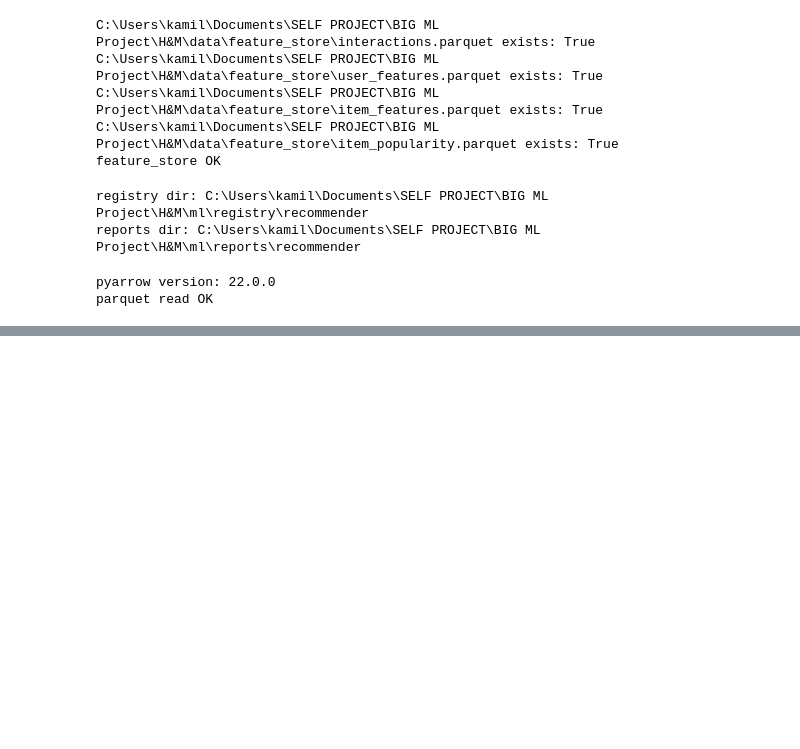
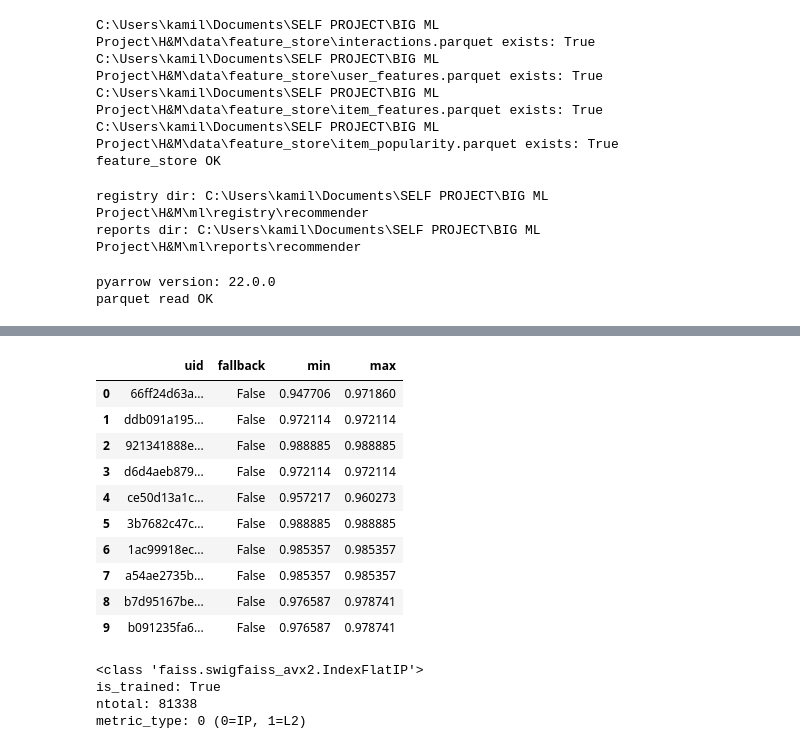
Before and after one commit to malikee00/hm-recommender-system, a Jupyter notebook: notebooks/run_training_test.ipynb, the cells around one changed output, grey strips where cells are left out. Saved outputs shown, nothing was run; the diff lists cells and outputs as text; code cells hidden in the pictures; blank space fills up the shorter version.

```diff
--- a/notebooks/run_training_test.ipynb
+++ b/notebooks/run_training_test.ipynb
@@ -110,7 +113,7 @@ def run_cmd(cmd: str):
     if p.returncode != 0:
         raise RuntimeError(f"command failed: {p.returncode}")
 # %%
-REGISTRY_RUN = PROJECT_ROOT / "ml" / "registry" / "recommender" / "run_2m_e2_v3_bpr"
+REGISTRY_RUN = PROJECT_ROOT / "ml" / "registry" / "recommender" / "run_2m_e2_v4_bpr"
 REGISTRY_RUN.mkdir(parents=True, exist_ok=True)
 
 cmd = f'"{sys.executable}" -u -m ml.recommender.train ' \
@@ -170,2 +192,29 @@ MODEL METRICS
 BASELINE METRICS
 {'precision@5': 0.0013998030279280373, 'recall@5': 0.006999015139640186, 'ndcg@5': 0.004310570270700537, 'precision@10': 0.0011118866434598471, 'recall@10': 0.01111886643459847, 'ndcg@10': 0.005620917 ...
+# %%
+from ml.recommender.inference import RecommenderService
+import pandas as pd
+import json
+
+service = RecommenderService(
+    registry_dir=str(REGISTRY_RUN),
+    feature_store_dir=str(FEATURE_STORE_DIR),
+)
+
+service.load()
+
+with open(REGISTRY_RUN / "user_id_mapping.json", "r") as f:
+    user_map = list(json.load(f).keys())
+
+customer_id = user_map[0]
+top_k = 10
+
+res = service.recommend(customer_id=customer_id, top_k=top_k)
+
+df = pd.DataFrame(
+    [{"article_id": r.article_id, "score": r.score} for r in res.recommendations]
+)
+
+print("customer_id:", customer_id)
+print("fallback:", res.is_fallback)
+df
@@ -171,0 +316,38 @@ BASELINE METRICS
+# %%
+import random, pandas as pd
+
+uids = random.sample(user_map, 10)
+rows = []
+for uid in uids:
+    res = service.recommend(uid, top_k=10)
+    scores = [r.score for r in res.recommendations]
+    rows.append({"uid": uid[:10]+"...", "fallback": res.is_fallback, "min": min(scores), "max": max(scores)})
+
+pd.DataFrame(rows)
+# %% [output]
+|  | uid | fallback | min | max |
+| 0 | 66ff24d63a... | False | 0.947706 | 0.971860 |
+| 1 | ddb091a195... | False | 0.972114 | 0.972114 |
+| 2 | 921341888e... | False | 0.988885 | 0.988885 |
+| 3 | d6d4aeb879... | False | 0.972114 | 0.972114 |
+| 4 | ce50d13a1c... | False | 0.957217 | 0.960273 |
+| 5 | 3b7682c47c... | False | 0.988885 | 0.988885 |
+| 6 | 1ac99918ec... | False | 0.985357 | 0.985357 |
+| 7 | a54ae2735b... | False | 0.985357 | 0.985357 |
+| 8 | b7d95167be... | False | 0.976587 | 0.978741 |
+| 9 | b091235fa6... | False | 0.976587 | 0.978741 |
+# %%
+import faiss
+
+print(type(service.index))
+print("is_trained:", service.index.is_trained)
+print("ntotal:", service.index.ntotal)
+
+# metric_type: 0 = INNER_PRODUCT, 1 = L2 in FAISS
+mt = getattr(service.index, "metric_type", None)
+print("metric_type:", mt, "(0=IP, 1=L2)")
+# %% [output]
+<class 'faiss.swigfaiss_avx2.IndexFlatIP'>
+is_trained: True
+ntotal: 81338
+metric_type: 0 (0=IP, 1=L2)
```
Also changed, not shown: parts of 10 cells of this notebook, 5 other files.
